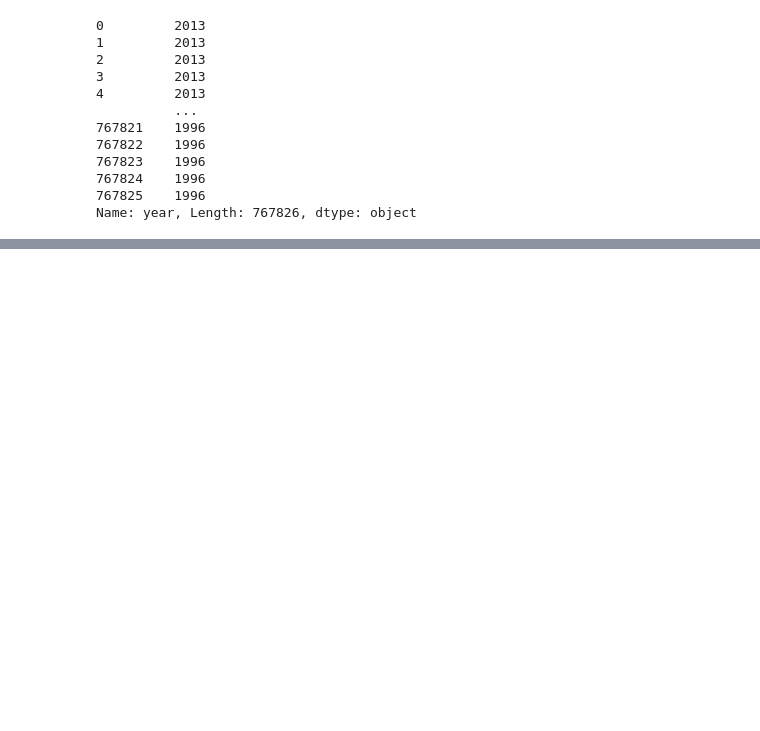
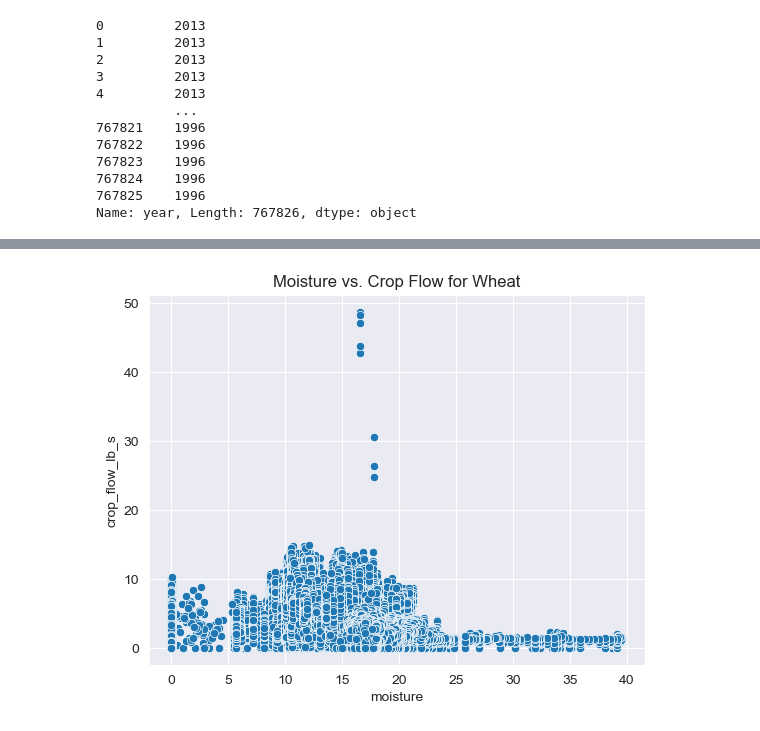
Before and after one commit to Marietagu/Airbnb_pricing_prediction, a Jupyter notebook: data_wrangling.ipynb, the cells around one changed output, grey strips where cells are left out. Saved outputs shown, nothing was run; the diff lists cells and outputs as text; code cells hidden in the pictures; blank space fills up the shorter version.

```diff
--- a/data_wrangling.ipynb
+++ b/data_wrangling.ipynb
@@ -115,0 +117,4 @@ Name: year, Length: 767826, dtype: object
+# %%
+wheat_data = data[data['product'].str.contains('wheat', case = False)]
+wheat_data_description = wheat_data.describe()
+print(wheat_data_description)
@@ -115,0 +175,6 @@ Name: year, Length: 767826, dtype: object
+# %%
+sns.scatterplot(x='moisture', y='crop_flow_lb_s', data=wheat_data)
+plt.title('Moisture vs. Crop Flow for Wheat')
+plt.show()
+# %% [output]
+[figure, added]
```
Also changed, not shown: parts of 12 cells of this notebook.
